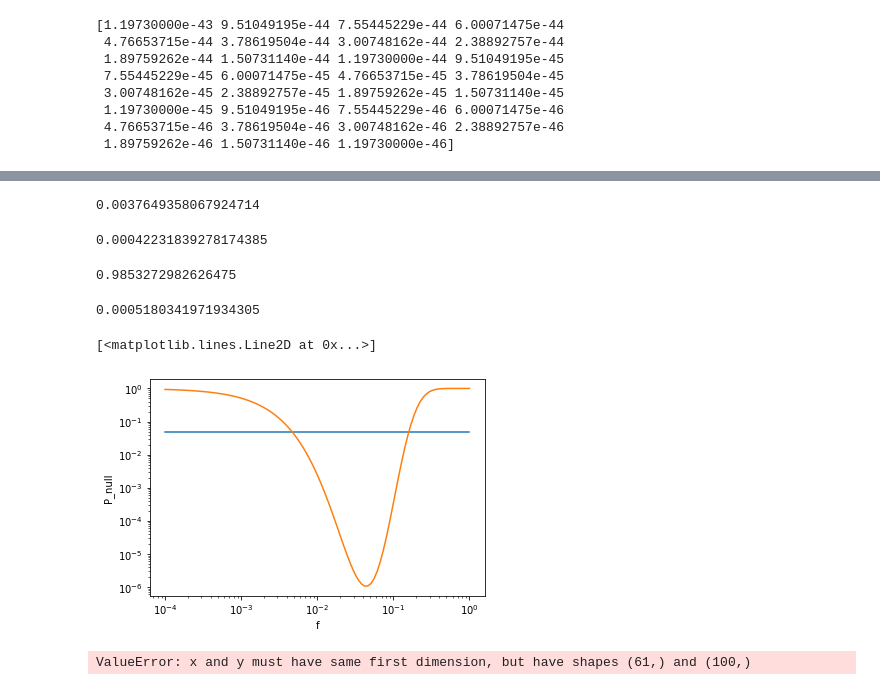
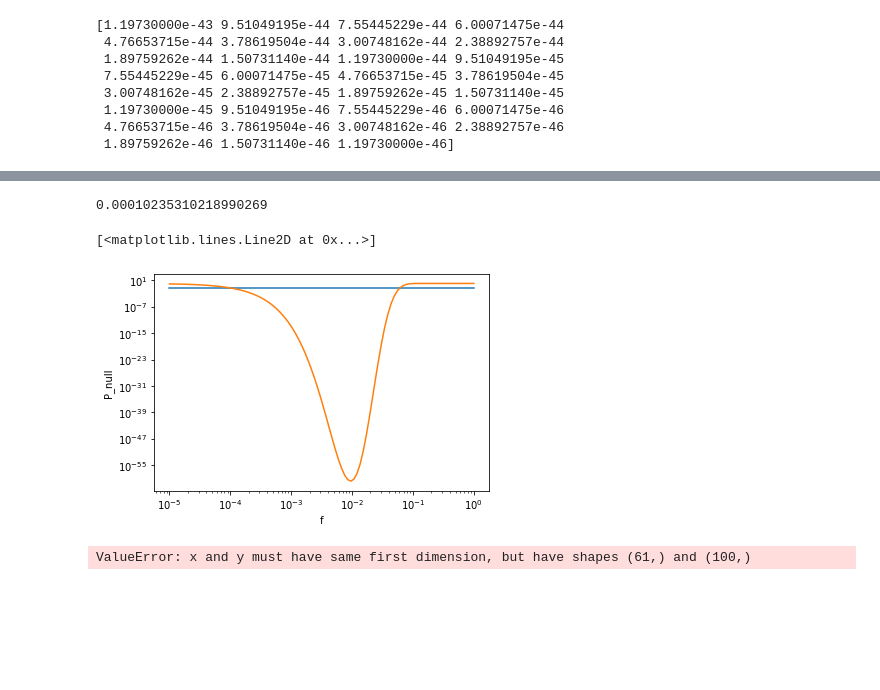
Before and after one commit to avalluvan/Gravitational-Microlensing, a Jupyter notebook: Documentation/Task 3/GRB_Lensing_Parallax_2.ipynb, the cells around one changed output, grey strips where cells are left out. Cells and saved outputs as stored; diff of their text form; code cells hidden in the pictures; blank space fills up the shorter version.

```diff
--- a/Documentation/Task 3/GRB_Lensing_Parallax_2.ipynb
+++ b/Documentation/Task 3/GRB_Lensing_Parallax_2.ipynb
@@ -476,0 +469,14 @@ plt.plot(DS2,V_L2)
+# %%
+z_S2 = np.arange(7) + 0.5
+DS2 = z_S2*c/(H_0*1e3)
+chi_S2 = DS2*Gpc
+V_L2 = np.zeros(7)
+
+for k in range(7):
+    sigma = lambda x_lens: (count[20]*pixel_length_x[20]*pixel_length_y[20]) * chi_S2[k] * x_lens**2
+    V_L2[k] = integrate.quad(sigma, 0, 1)[0]
+
+plt.title('DS vs V_L')
+plt.xlabel('DS')
+plt.ylabel('V_L')
+plt.plot(DS2,V_L2)
@@ -483,7 +492,7 @@ for k in range(num_masses):
     P_null = lambda f: ((1 - P1(f))**(NGRB_tiny/1000))**1000
 
     num_f = 1000
-    f = np.logspace(-4,0,num_f)
+    f = np.logspace(-5,0,num_f)
     #print(f)
     y_P = np.zeros(num_f)
     y_2 = np.ones(num_f)*0.05
@@ -536,43 +536,31 @@ plt.plot(M,f_final)
-# %%
-f_final = np.zeros(num_masses)
-for i in range(100):
-    if y_P[i] < 0.05:
-        f_final[k] = f[i]
-        break
-print(f_final)
-# %% [output]
-0.0037649358067924714
-# %%
-# Calculating the bound for f
-P_null = lambda f: ((1 - P1(f))**(NGRB_tiny/1000))**1000
-print(P_null(10**(-1.5)))
-# %% [output]
-0.00042231839278174385
-# %%
-print(tau(1e-1))
-# %% [output]
-0.9853272982626475
-# %%
-f = 1
-print(tau(f)*np.exp(-tau(f)))
-# %% [output]
-0.0005180341971934305
 # %%
-f = np.logspace(-4,0,100)
+tau = lambda f: n(f)[20] * V_L[20]
+P1 = lambda f: tau(f) * np.exp(-tau(f))
+P_null = lambda f: ((1 - P1(f))**(NGRB_tiny/1000))**1000
+
+f = np.logspace(-5,0,100)
+
+f_null = 0
 #print(f)
 y_P = np.zeros(100)
 y_2 = np.ones(100)*0.05
 for i in range(100):
     y_P[i] = P_null(f[i])
+for i in range(100):
+    if y_P[i] < 0.05:
+        f_null = f[i]
+        break
+print(f_null)
 plt.xlabel('f')
 plt.xscale('log')
 plt.yscale('log')
 plt.ylabel('P_null')
 plt.plot(f,y_2)
 plt.plot(f,y_P)
 # %% [output]
-[<matplotlib.lines.Line2D at 0x...>]
+0.00010235310218990269
+[<matplotlib.lines.Line2D at 0x...>]
-[figure, old version]
+[figure, new version]
 # %%
 # Plot f vs Mass of lens
 plt.plot(M, f)
```
Also changed, not shown: parts of 12 cells of this notebook.
